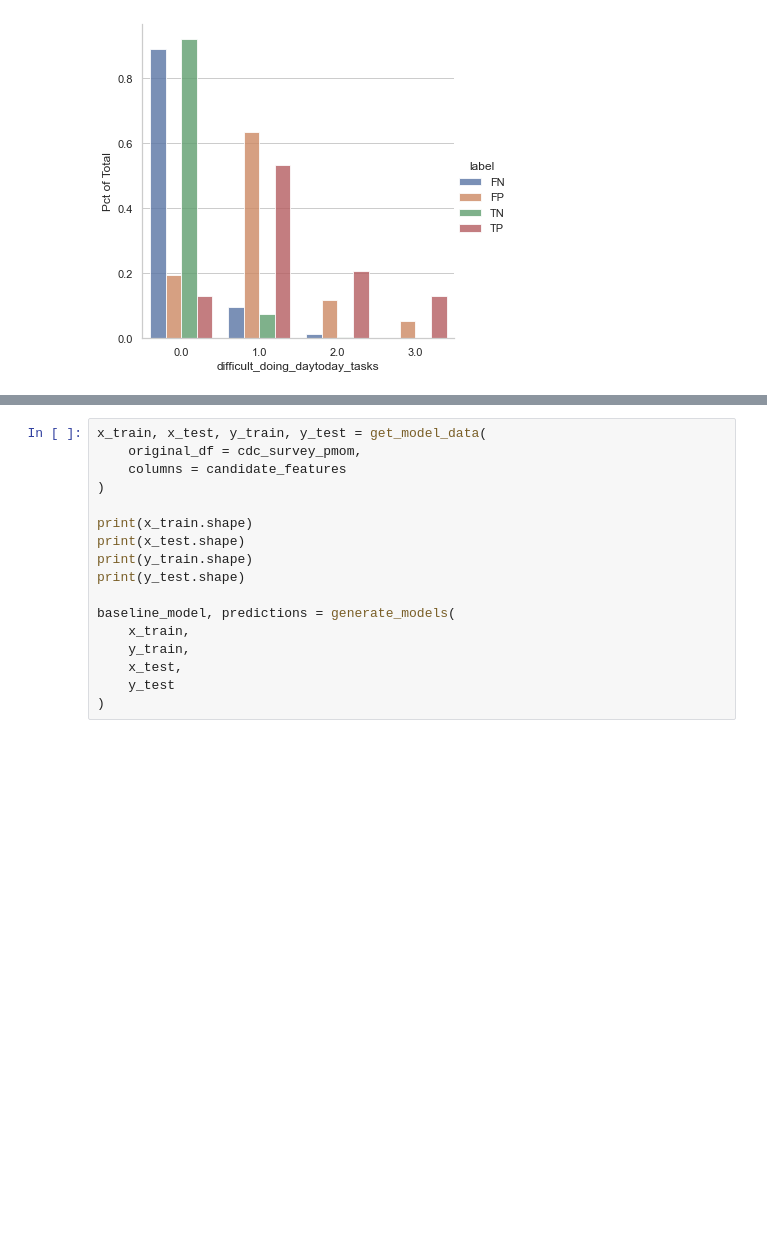
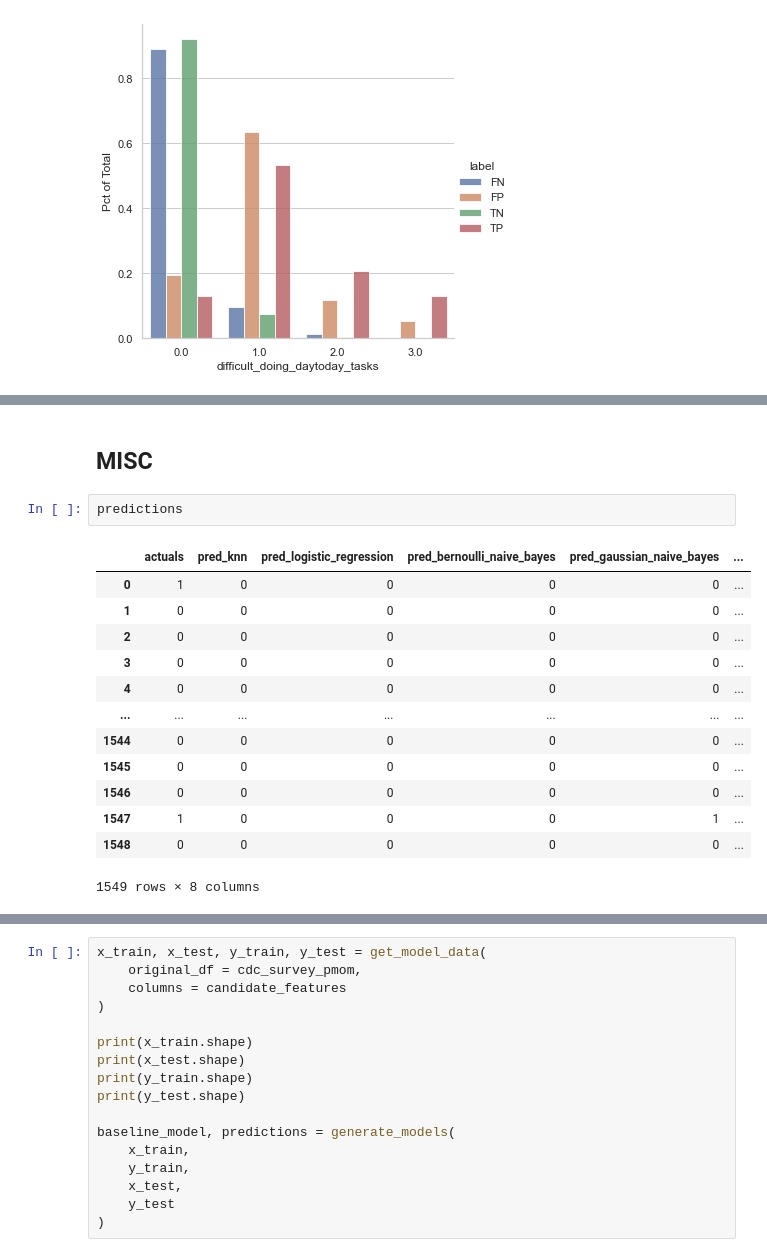
Before and after one commit to orenscarmeli/capstone210-ppd-carmeli_chari_hand_lee, a Jupyter notebook: modeling/error_analysis.ipynb, the cells around one changed output, grey strips where cells are left out. Cells and saved outputs as stored; diff of their text form; blank space fills up the shorter version.

```diff
--- a/modeling/survey_model_final.ipynb
+++ b/modeling/error_analysis.ipynb
@@ -636,0 +868,18 @@ create_error_plots(
+# %% [markdown]
+## MISC
+# %%
+predictions
+# %% [output]
+|  | actuals | pred_knn | pred_logistic_regression | pred_bernoulli_naive_bayes | pred_gaussian_naive_bayes | ... |
+| 0 | 1 | 0 | 0 | 0 | 0 | ... |
+| 1 | 0 | 0 | 0 | 0 | 0 | ... |
+| 2 | 0 | 0 | 0 | 0 | 0 | ... |
+| 3 | 0 | 0 | 0 | 0 | 0 | ... |
+| 4 | 0 | 0 | 0 | 0 | 0 | ... |
+| ... | ... | ... | ... | ... | ... | ... |
+| 1544 | 0 | 0 | 0 | 0 | 0 | ... |
+| 1545 | 0 | 0 | 0 | 0 | 0 | ... |
+| 1546 | 0 | 0 | 0 | 0 | 0 | ... |
+| 1547 | 1 | 0 | 0 | 0 | 1 | ... |
+| 1548 | 0 | 0 | 0 | 0 | 0 | ... |
+1549 rows × 8 columns
```
Also changed, not shown: parts of 27 cells of this notebook.
